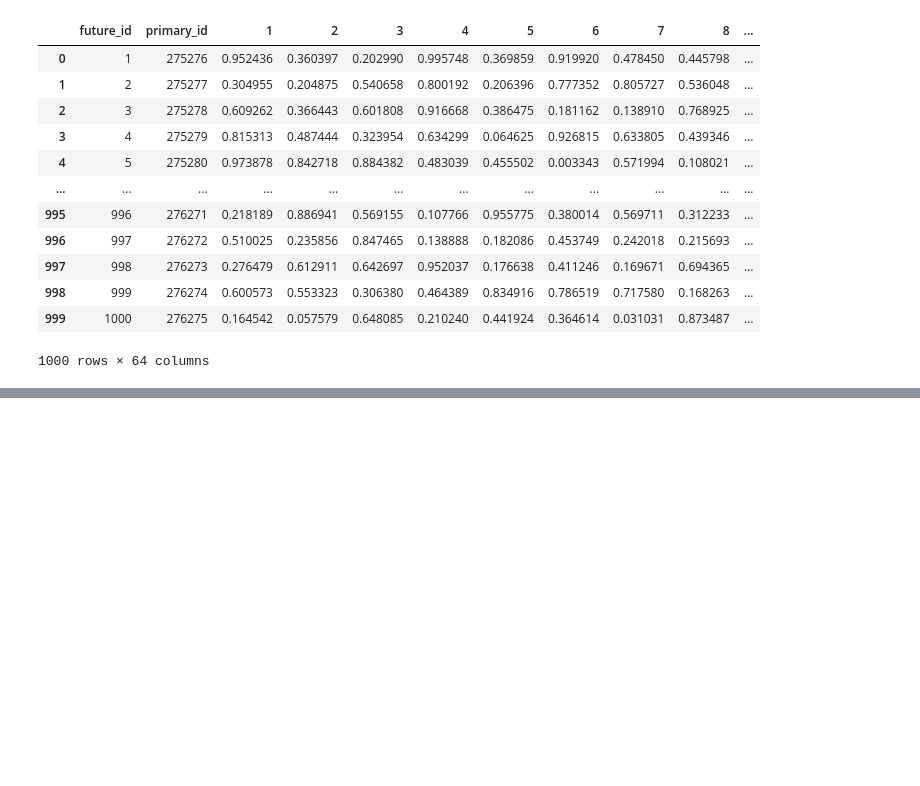
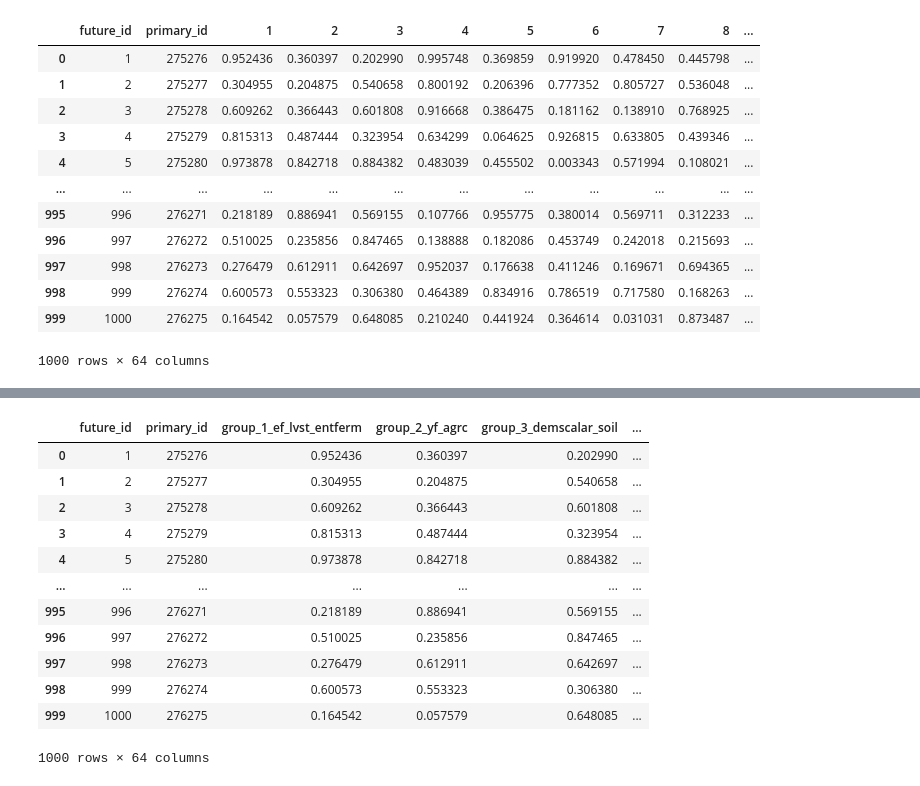
Before and after one commit to sisepuede-framework/ssp_metamodel, a Jupyter notebook: notebooks/etl.ipynb, the cells around one changed output, grey strips where cells are left out. Saved outputs shown, nothing was run; the diff lists cells and outputs as text; code cells hidden in the pictures; blank space fills up the shorter version.

Commit message:
Update training data

```diff
--- a/notebooks/etl.ipynb
+++ b/notebooks/etl.ipynb
@@ -254,3 +233,27 @@ merged_df_filtered
 | 998 | 999 | 276274 | 0.600573 | 0.553323 | 0.306380 | 0.464389 | 0.834916 | 0.786519 | 0.717580 | 0.168263 | ... |
 | 999 | 1000 | 276275 | 0.164542 | 0.057579 | 0.648085 | 0.210240 | 0.441924 | 0.364614 | 0.031031 | 0.873487 | ... |
 1000 rows × 64 columns
+# %%
+var_specifications_df = pd.read_csv(os.path.join(MAPPING_DIR_PATH, "variable_specification_to_sample_group.csv"))
+# Filter var_specifications_df by sample_group in relevant_lhs_cols
+relevant_lhs_cols = [int(col) for col in relevant_lhs_cols]
+var_specifications_df = var_specifications_df[var_specifications_df["sample_group"].isin(relevant_lhs_cols)]
+var_specifications_df = var_specifications_df.sort_values(by="sample_group", ascending=True)
+# %%
+def process_variable_prefix(df):
+    result = []
+    for group, group_df in df.groupby('sample_group'):
+        variables = group_df['variable_specification'].tolist()
+        if len(variables) == 1:
+            prefix = variables[0]
+        else:
+            prefix = os.path.commonprefix(variables)
+            # Clean trailing underscores
+            prefix = prefix.rstrip('_')
+
+        prefix = f"group_{group}_{prefix}"
+        result.append({'sample_group': group, 'variable_prefix': prefix})
+    return pd.DataFrame(result)
+
+prefix_df = process_variable_prefix(var_specifications_df)
+prefix_df
@@ -256,0 +293,6 @@ merged_df_filtered
+# %%
+prefix_df.loc[prefix_df["sample_group"] == 13, "variable_prefix"] = "group_13_frac_gnrl_eating_red_meats+"
+prefix_df.loc[prefix_df["sample_group"] == 40, "variable_prefix"] = "group_40_pij_lndu_grasslands+"
+
+prefix_df = prefix_df.sort_values(by="variable_prefix", ascending=True)
+prefix_df
@@ -257,2 +317,31 @@ merged_df_filtered
+# %%
+# Let's use the prefix_df to rename the columns in merged_df_filtered
+def rename_columns_with_prefix(merged_df, prefix_df):
+    df = merged_df.copy()
+    for _, row in prefix_df.iterrows():
+        sample_group = row['sample_group']
+        variable_prefix = row['variable_prefix']
+        cols_to_rename = [col for col in df.columns if col.startswith(str(sample_group))]
+        for col in cols_to_rename:
+            new_col_name = f"{variable_prefix}"
+            df = df.rename(columns={col: new_col_name})
+    return df
+merged_df_filtered_w_prefix = rename_columns_with_prefix(merged_df_filtered, prefix_df)
+# %%
+merged_df_filtered_w_prefix
+# %% [output]
+|  | future_id | primary_id | group_1_ef_lvst_entferm | group_2_yf_agrc | group_3_demscalar_soil | ... |
+| 0 | 1 | 275276 | 0.952436 | 0.360397 | 0.202990 | ... |
+| 1 | 2 | 275277 | 0.304955 | 0.204875 | 0.540658 | ... |
+| 2 | 3 | 275278 | 0.609262 | 0.366443 | 0.601808 | ... |
+| 3 | 4 | 275279 | 0.815313 | 0.487444 | 0.323954 | ... |
+| 4 | 5 | 275280 | 0.973878 | 0.842718 | 0.884382 | ... |
+| ... | ... | ... | ... | ... | ... | ... |
+| 995 | 996 | 276271 | 0.218189 | 0.886941 | 0.569155 | ... |
+| 996 | 997 | 276272 | 0.510025 | 0.235856 | 0.847465 | ... |
+| 997 | 998 | 276273 | 0.276479 | 0.612911 | 0.642697 | ... |
+| 998 | 999 | 276274 | 0.600573 | 0.553323 | 0.306380 | ... |
+| 999 | 1000 | 276275 | 0.164542 | 0.057579 | 0.648085 | ... |
+1000 rows × 64 columns
 # %%
 #save the merged DataFrame to a CSV file
```
Also changed, not shown: parts of 6 cells of this notebook, 1 other file.
